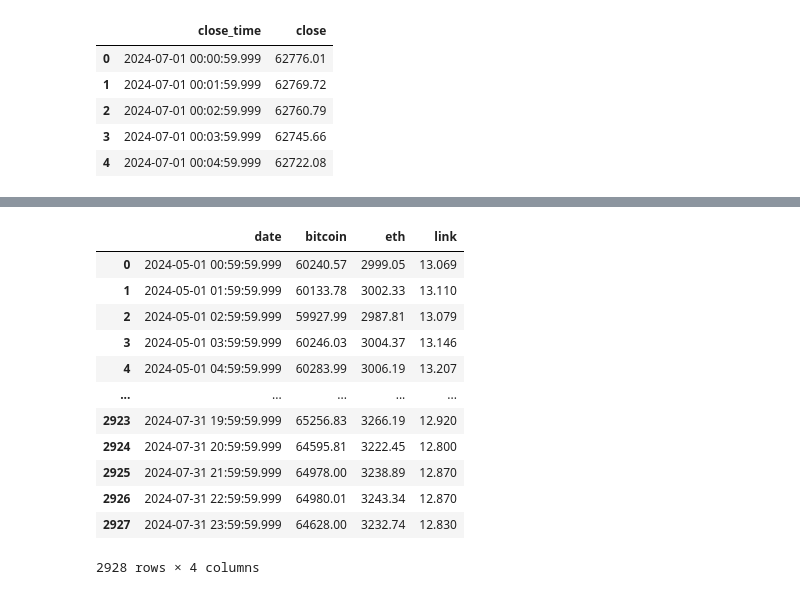
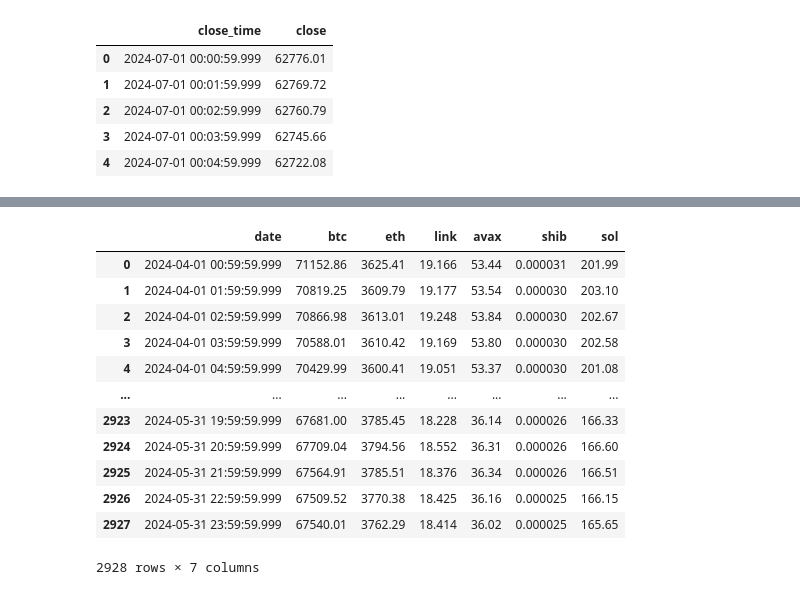
Before and after one commit to outfox330/ML_Models_on_Time_Series, a Jupyter notebook: BTC_FORECAST.ipynb, the cells around one changed output, grey strips where cells are left out. Saved outputs shown, nothing was run; the diff lists cells and outputs as text; code cells hidden in the pictures.

```diff
--- a/BTC_FORECAST.ipynb
+++ b/BTC_FORECAST.ipynb
@@ -996,5 +996,6 @@ for file in parquet_files:
     dfs = pd.concat([df, dfs])
 
 df_btc = dfs
+df_btc.columns = ['date','btc']
 df_btc
 # %% [output]
@@ -1055,5 +1036,6 @@ for file in parquet_files:
     dfs = pd.concat([df, dfs])
 
 df_eth = dfs
+df_eth.columns = ['date','eth']
 df_eth
 # %% [output]
@@ -1094,5 +1076,6 @@ for file in parquet_files:
     dfs = pd.concat([df, dfs])
 
 df_link = dfs
+df_link.columns = ['date','link']
 df_link
 # %% [output]
@@ -1111,0 +1175,26 @@ df_link
+# %%
+directory = 'data/klines/SOLUSDT-1m'
+
+all_files = os.listdir(directory)
+
+parquet_files = [file for file in all_files if file.endswith('.parquet')]
+
+dfs = pd.DataFrame()
+
+for file in parquet_files:
+    file_path = os.path.join(directory, file)
+    df = pd.read_parquet(file_path)
+    df['close_time'] = pd.to_datetime(df['close_time'], unit='ms')
+    df = df[['close_time','close']]
+    df.columns = ['date','close']
+    df['year'] = df['date'].dt.year
+    df['month'] = df['date'].dt.month
+    df['day'] = df['date'].dt.day
+    df['hour'] = df['date'].dt.hour
+    df = df.drop_duplicates(['year','month','day','hour'], keep='last')
+    df = df.drop(['year','month','day','hour'], axis=1)
+    dfs = pd.concat([df, dfs])
+
+df_sol = dfs
+df_sol.columns = ['date','sol']
+df_sol
@@ -1112,19 +1215,22 @@ df_link
 # %%
 df_total = pd.merge(df_btc, df_eth, on = 'date', how='left')
 df_total = pd.merge(df_total, df_link, on = 'date', how='left')
-df_total.columns = ['date','bitcoin','eth','link']
+df_total = pd.merge(df_total, df_avax, on = 'date', how='left')
+df_total = pd.merge(df_total, df_shib, on = 'date', how='left')
+df_total = pd.merge(df_total, df_sol, on = 'date', how='left')
+# df_total.columns = ['date','bitcoin','eth','link','avax','shib','sol']
 df_total
 # %% [output]
-|  | date | bitcoin | eth | link |
-| 0 | 2024-05-01 00:59:59.999 | 60240.57 | 2999.05 | 13.069 |
-| 1 | 2024-05-01 01:59:59.999 | 60133.78 | 3002.33 | 13.110 |
-| 2 | 2024-05-01 02:59:59.999 | 59927.99 | 2987.81 | 13.079 |
-| 3 | 2024-05-01 03:59:59.999 | 60246.03 | 3004.37 | 13.146 |
-| 4 | 2024-05-01 04:59:59.999 | 60283.99 | 3006.19 | 13.207 |
-| ... | ... | ... | ... | ... |
-| 2923 | 2024-07-31 19:59:59.999 | 65256.83 | 3266.19 | 12.920 |
-| 2924 | 2024-07-31 20:59:59.999 | 64595.81 | 3222.45 | 12.800 |
-| 2925 | 2024-07-31 21:59:59.999 | 64978.00 | 3238.89 | 12.870 |
-| 2926 | 2024-07-31 22:59:59.999 | 64980.01 | 3243.34 | 12.870 |
-| 2927 | 2024-07-31 23:59:59.999 | 64628.00 | 3232.74 | 12.830 |
+|  | date | btc | eth | link | avax | shib | sol |
+| 0 | 2024-04-01 00:59:59.999 | 71152.86 | 3625.41 | 19.166 | 53.44 | 0.000031 | 201.99 |
+| 1 | 2024-04-01 01:59:59.999 | 70819.25 | 3609.79 | 19.177 | 53.54 | 0.000030 | 203.10 |
+| 2 | 2024-04-01 02:59:59.999 | 70866.98 | 3613.01 | 19.248 | 53.84 | 0.000030 | 202.67 |
+| 3 | 2024-04-01 03:59:59.999 | 70588.01 | 3610.42 | 19.169 | 53.80 | 0.000030 | 202.58 |
+| 4 | 2024-04-01 04:59:59.999 | 70429.99 | 3600.41 | 19.051 | 53.37 | 0.000030 | 201.08 |
+| ... | ... | ... | ... | ... | ... | ... | ... |
+| 2923 | 2024-05-31 19:59:59.999 | 67681.00 | 3785.45 | 18.228 | 36.14 | 0.000026 | 166.33 |
+| 2924 | 2024-05-31 20:59:59.999 | 67709.04 | 3794.56 | 18.552 | 36.31 | 0.000026 | 166.60 |
+| 2925 | 2024-05-31 21:59:59.999 | 67564.91 | 3785.51 | 18.376 | 36.34 | 0.000026 | 166.51 |
+| 2926 | 2024-05-31 22:59:59.999 | 67509.52 | 3770.38 | 18.425 | 36.16 | 0.000025 | 166.15 |
+| 2927 | 2024-05-31 23:59:59.999 | 67540.01 | 3762.29 | 18.414 | 36.02 | 0.000025 | 165.65 |
-2928 rows × 4 columns
+2928 rows × 7 columns
```
Also changed, not shown: parts of 6 cells of this notebook.
